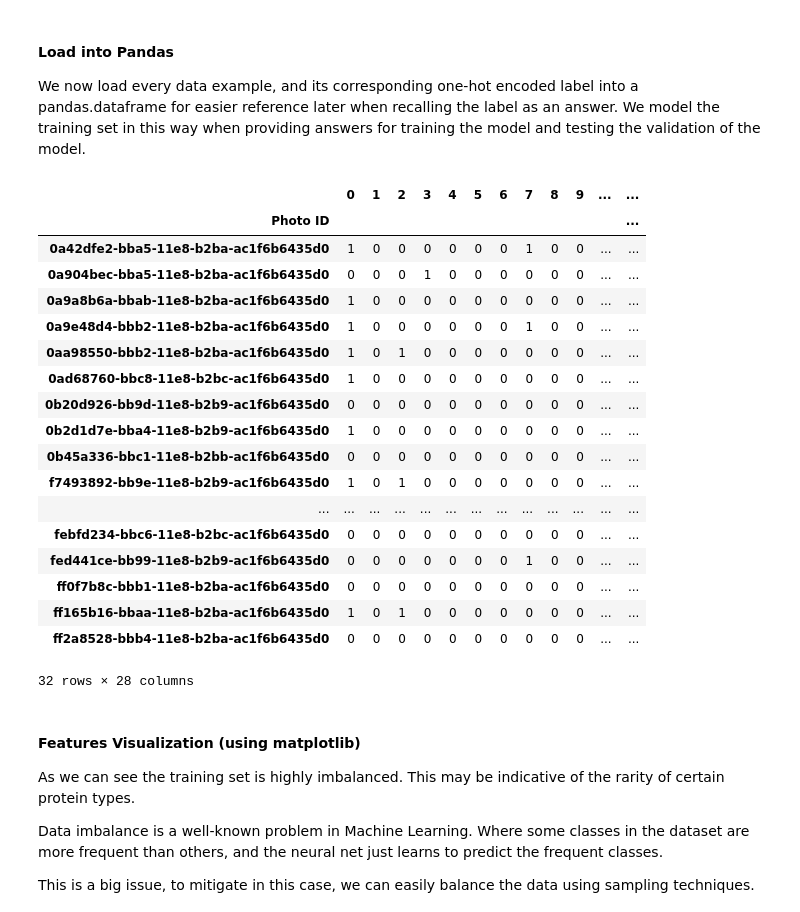
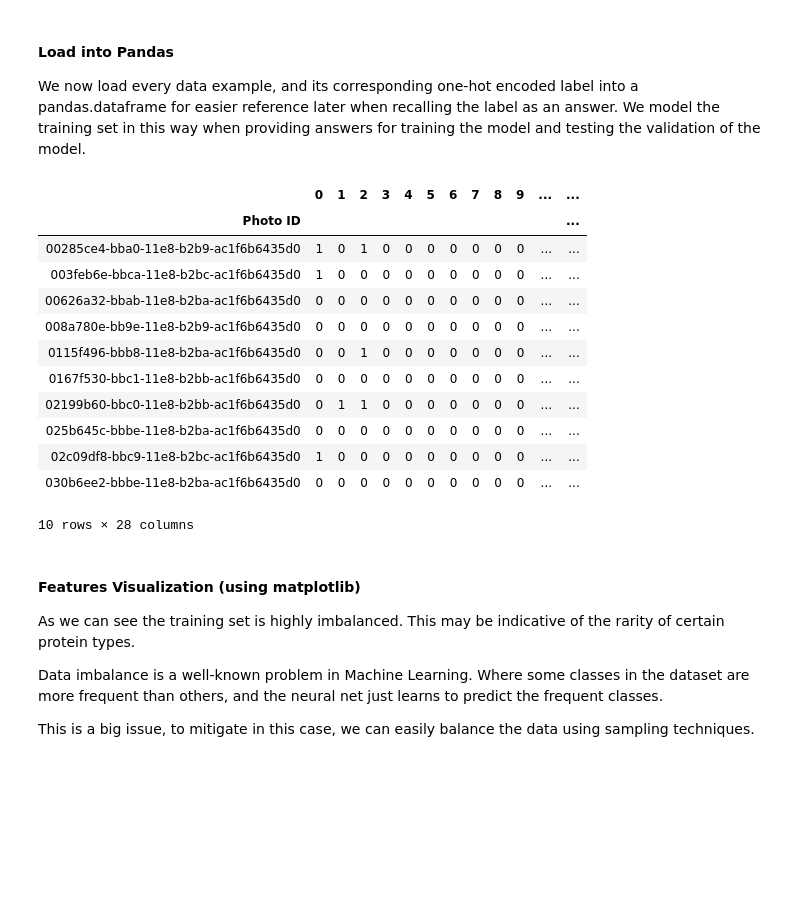
Before and after one commit to YuhanLee/kaggle-human-protein-atlas-image-classification, a Jupyter notebook: protein_classification.ipynb, the cells around one changed output. Cells and saved outputs as stored; diff of their text form; code cells hidden in the pictures; blank space fills up the shorter version.

```diff
--- a/protein_classification.ipynb
+++ b/protein_classification.ipynb
@@ -101,12 +100,12 @@ Here we define some constants that will define: the local datapath of the traini
 LABELS_DIR = 'dataset'
 TRAIN_DIR = 'dataset/train'
 TEST_DIR = 'dataset/test'
-TRAIN_SUBSET_SIZE = 5000 # Selection of images to train from (chosen at random, max size is 31072)
+TRAIN_SUBSET_SIZE = 1000 # Selection of images to train from (chosen at random, max size is 31072)
 LEN_LABELS = 28
 
-EPOCHS = 10 # epochs to train for (the more the better)
+EPOCHS = 15 # epochs to train for (the more the better)
 INIT_LR = 1e-3 # initial learning rate for the solver
-BS = 64 # batch size
+BS = 32 # batch size
 IMG_SIZE = (512, 512, 1) # 512 by 512 pixels and only one channel (black and white)
 
 # random seed
@@ -204,29 +203,23 @@ We now load every data example, and its corresponding one-hot encoded label into
 # %%
 ohe_labels = one_hot_encode(train_labels)
 training_set = pd.DataFrame.from_dict(ohe_labels, orient='index')
 training_set.index.name = "Photo ID"
 training_set.reset_index()
-training_set.head(n=1000)
+training_set.head(n=10)
 # %% [output]
 |  | 0 | 1 | 2 | 3 | 4 | 5 | 6 | 7 | 8 | 9 | ... | ... |
 | Photo ID |  |  |  |  |  |  |  |  |  |  |  | ... |
-| 0a42dfe2-bba5-11e8-b2ba-ac1f6b6435d0 | 1 | 0 | 0 | 0 | 0 | 0 | 0 | 1 | 0 | 0 | ... | ... |
-| 0a904bec-bba5-11e8-b2ba-ac1f6b6435d0 | 0 | 0 | 0 | 1 | 0 | 0 | 0 | 0 | 0 | 0 | ... | ... |
-| 0a9a8b6a-bbab-11e8-b2ba-ac1f6b6435d0 | 1 | 0 | 0 | 0 | 0 | 0 | 0 | 0 | 0 | 0 | ... | ... |
-| 0a9e48d4-bbb2-11e8-b2ba-ac1f6b6435d0 | 1 | 0 | 0 | 0 | 0 | 0 | 0 | 1 | 0 | 0 | ... | ... |
-| 0aa98550-bbb2-11e8-b2ba-ac1f6b6435d0 | 1 | 0 | 1 | 0 | 0 | 0 | 0 | 0 | 0 | 0 | ... | ... |
-| 0ad68760-bbc8-11e8-b2bc-ac1f6b6435d0 | 1 | 0 | 0 | 0 | 0 | 0 | 0 | 0 | 0 | 0 | ... | ... |
-| 0b20d926-bb9d-11e8-b2b9-ac1f6b6435d0 | 0 | 0 | 0 | 0 | 0 | 0 | 0 | 0 | 0 | 0 | ... | ... |
-| 0b2d1d7e-bba4-11e8-b2b9-ac1f6b6435d0 | 1 | 0 | 0 | 0 | 0 | 0 | 0 | 0 | 0 | 0 | ... | ... |
-| 0b45a336-bbc1-11e8-b2bb-ac1f6b6435d0 | 0 | 0 | 0 | 0 | 0 | 0 | 0 | 0 | 0 | 0 | ... | ... |
-| f7493892-bb9e-11e8-b2b9-ac1f6b6435d0 | 1 | 0 | 1 | 0 | 0 | 0 | 0 | 0 | 0 | 0 | ... | ... |
-| ... | ... | ... | ... | ... | ... | ... | ... | ... | ... | ... | ... | ... |
-| febfd234-bbc6-11e8-b2bc-ac1f6b6435d0 | 0 | 0 | 0 | 0 | 0 | 0 | 0 | 0 | 0 | 0 | ... | ... |
-| fed441ce-bb99-11e8-b2b9-ac1f6b6435d0 | 0 | 0 | 0 | 0 | 0 | 0 | 0 | 1 | 0 | 0 | ... | ... |
-| ff0f7b8c-bbb1-11e8-b2ba-ac1f6b6435d0 | 0 | 0 | 0 | 0 | 0 | 0 | 0 | 0 | 0 | 0 | ... | ... |
-| ff165b16-bbaa-11e8-b2ba-ac1f6b6435d0 | 1 | 0 | 1 | 0 | 0 | 0 | 0 | 0 | 0 | 0 | ... | ... |
-| ff2a8528-bbb4-11e8-b2ba-ac1f6b6435d0 | 0 | 0 | 0 | 0 | 0 | 0 | 0 | 0 | 0 | 0 | ... | ... |
+| 00285ce4-bba0-11e8-b2b9-ac1f6b6435d0 | 1 | 0 | 1 | 0 | 0 | 0 | 0 | 0 | 0 | 0 | ... | ... |
+| 003feb6e-bbca-11e8-b2bc-ac1f6b6435d0 | 1 | 0 | 0 | 0 | 0 | 0 | 0 | 0 | 0 | 0 | ... | ... |
+| 00626a32-bbab-11e8-b2ba-ac1f6b6435d0 | 0 | 0 | 0 | 0 | 0 | 0 | 0 | 0 | 0 | 0 | ... | ... |
+| 008a780e-bb9e-11e8-b2b9-ac1f6b6435d0 | 0 | 0 | 0 | 0 | 0 | 0 | 0 | 0 | 0 | 0 | ... | ... |
+| 0115f496-bbb8-11e8-b2ba-ac1f6b6435d0 | 0 | 0 | 1 | 0 | 0 | 0 | 0 | 0 | 0 | 0 | ... | ... |
+| 0167f530-bbc1-11e8-b2bb-ac1f6b6435d0 | 0 | 0 | 0 | 0 | 0 | 0 | 0 | 0 | 0 | 0 | ... | ... |
+| 02199b60-bbc0-11e8-b2bb-ac1f6b6435d0 | 0 | 1 | 1 | 0 | 0 | 0 | 0 | 0 | 0 | 0 | ... | ... |
+| 025b645c-bbbe-11e8-b2ba-ac1f6b6435d0 | 0 | 0 | 0 | 0 | 0 | 0 | 0 | 0 | 0 | 0 | ... | ... |
+| 02c09df8-bbc9-11e8-b2bc-ac1f6b6435d0 | 1 | 0 | 0 | 0 | 0 | 0 | 0 | 0 | 0 | 0 | ... | ... |
+| 030b6ee2-bbbe-11e8-b2ba-ac1f6b6435d0 | 0 | 0 | 0 | 0 | 0 | 0 | 0 | 0 | 0 | 0 | ... | ... |
-32 rows × 28 columns
+10 rows × 28 columns
 # %% [markdown]
 #### Features Visualization (using matplotlib)
 
```
Also changed, not shown: parts of 5 cells of this notebook.
